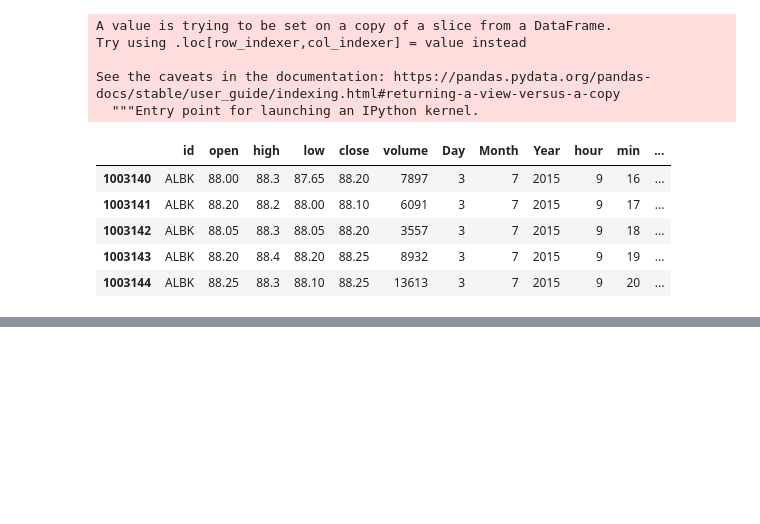
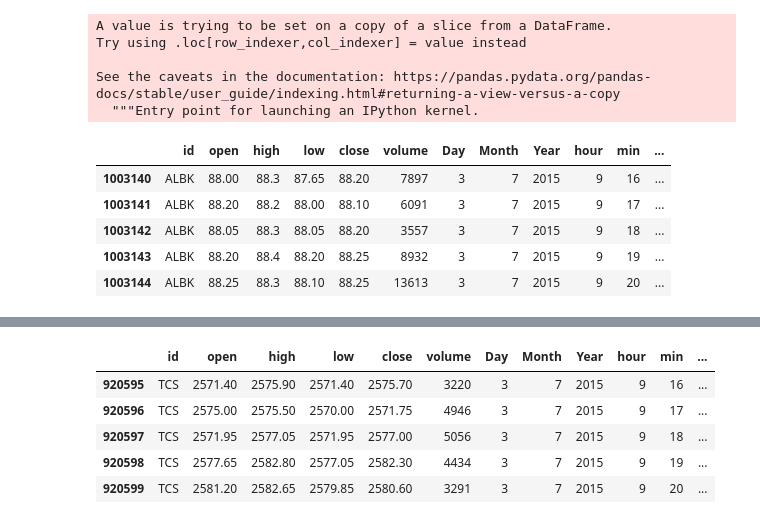
Before and after one commit to mkmanoj30/8thSemProject, a Jupyter notebook: 8thSemProject.ipynb, the cells around one changed output, grey strips where cells are left out. Drawn from its saved outputs; the diff is of its cells as text; code cells hidden in the pictures; blank space fills up the shorter version.

```diff
--- a/8thSemProject.ipynb
+++ b/8thSemProject.ipynb
@@ -273,0 +527,5 @@ ALBK.head()
+# %%
+file = pyreadr.read_r('data/nse_TT.RData')
+nseTT = file['nse_TT']
+# %%
+TCS = nseTT.loc[nseTT['id']=='TCS']
@@ -273,0 +541,23 @@ ALBK.head()
+# %%
+def dataCleaner(symbol):
+    symbol2=symbol.copy()
+    symbol2['NewDate'] =  pd.to_datetime(symbol2['date'].astype(str),format='%Y%m%d')
+    symbol2= symbol2.drop('date',axis=1)
+    symbol2['Day'] = pd.to_datetime(symbol2['NewDate']).dt.day
+    symbol2['Month'] = pd.to_datetime(symbol2['NewDate']).dt.month
+    symbol2['Year'] = pd.to_datetime(symbol2['NewDate']).dt.year
+    symbol2 = symbol2.drop('NewDate',axis=1)
+    symbol2[['hour','min','sec']] = symbol2['time'].astype(str).str.split(':', expand=True).astype(int)
+    symbol2 =symbol2.drop('time',axis=1)
+    return symbol2
+# %%
+TCS = dataCleaner(TCS)
+# %%
+TCS.head()
+# %% [output]
+|  | id | open | high | low | close | volume | Day | Month | Year | hour | min | ... |
+| 920595 | TCS | 2571.40 | 2575.90 | 2571.40 | 2575.70 | 3220 | 3 | 7 | 2015 | 9 | 16 | ... |
+| 920596 | TCS | 2575.00 | 2575.50 | 2570.00 | 2571.75 | 4946 | 3 | 7 | 2015 | 9 | 17 | ... |
+| 920597 | TCS | 2571.95 | 2577.05 | 2571.95 | 2577.00 | 5056 | 3 | 7 | 2015 | 9 | 18 | ... |
+| 920598 | TCS | 2577.65 | 2582.80 | 2577.05 | 2582.30 | 4434 | 3 | 7 | 2015 | 9 | 19 | ... |
+| 920599 | TCS | 2581.20 | 2582.65 | 2579.85 | 2580.60 | 3291 | 3 | 7 | 2015 | 9 | 20 | ... |
```
Also changed, not shown: parts of 54 cells of this notebook.
